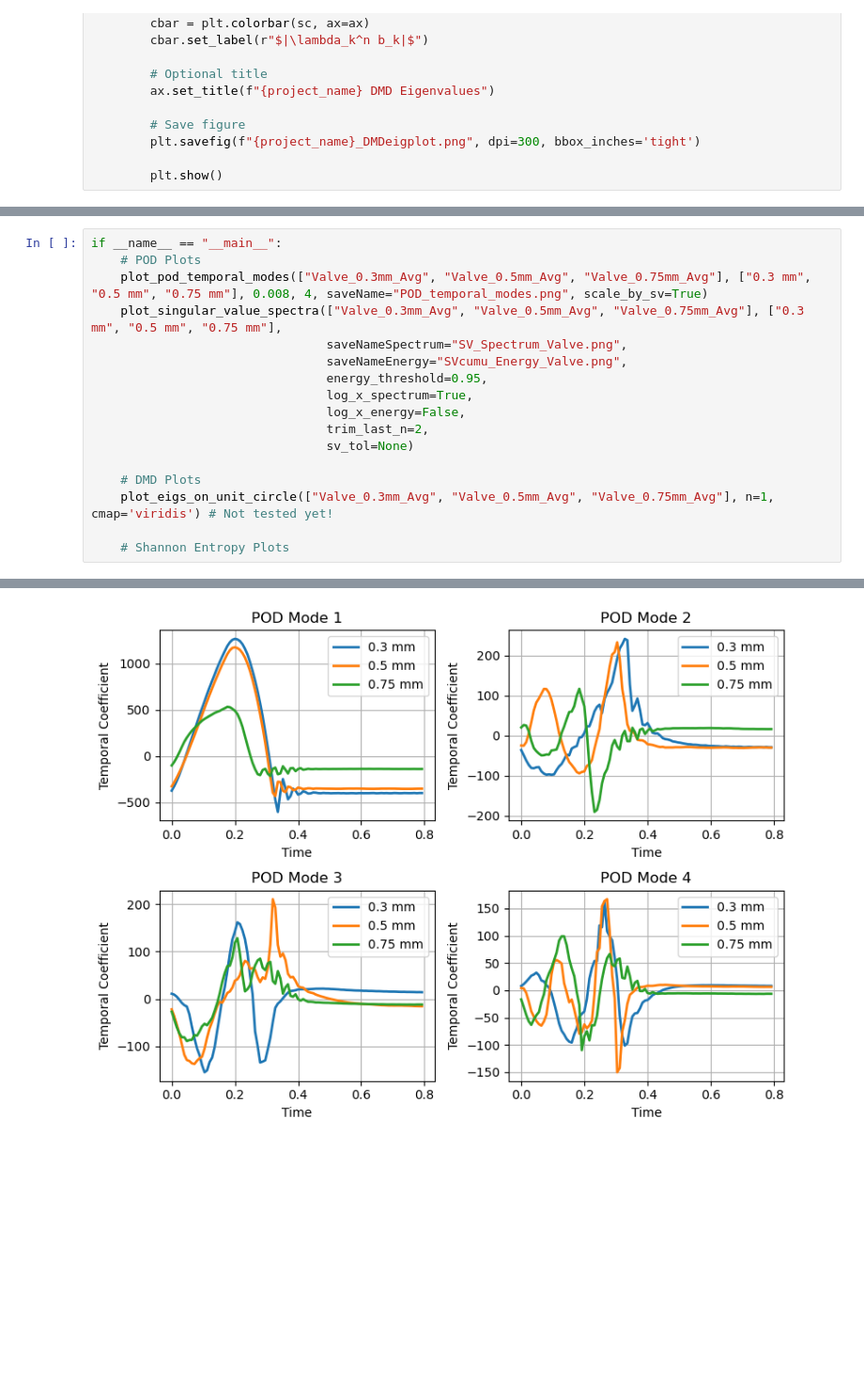
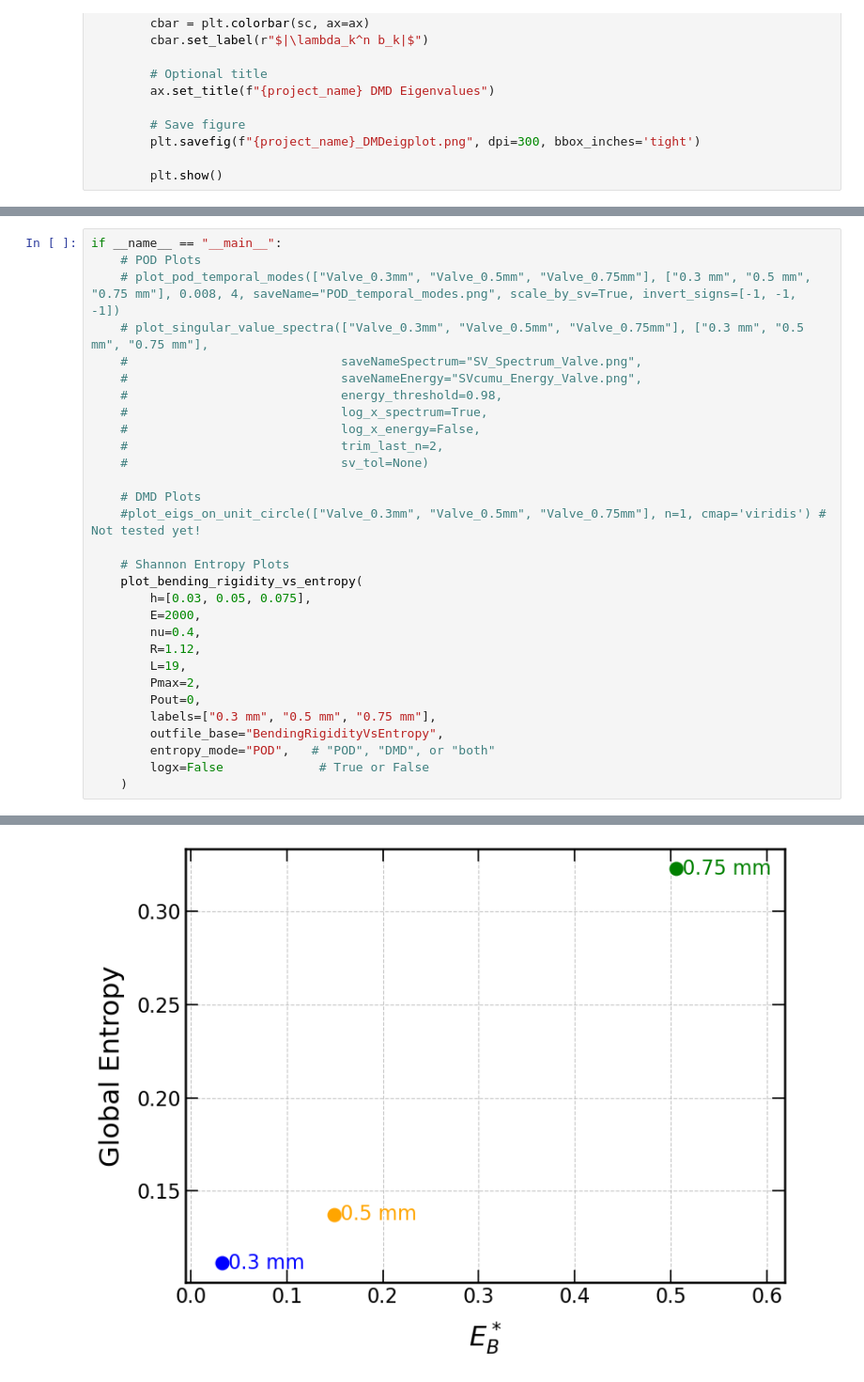
Before and after one commit to mquan2k2/ROM-Heart-Valve, a Jupyter notebook: makePlots.ipynb, the cells around one changed output, grey strips where cells are left out. Shown at 94% size. Saved outputs shown, nothing was run; the diff lists cells and outputs as text; blank space fills up the shorter version.

Commit message:
made some changes to the plotting code

```diff
--- a/makePlots.ipynb
+++ b/makePlots.ipynb
@@ -398,18 +387,31 @@ if __name__ == "__main__":
 # %%
 if __name__ == "__main__":
     # POD Plots
-    plot_pod_temporal_modes(["Valve_0.3mm_Avg", "Valve_0.5mm_Avg", "Valve_0.75mm_Avg"], ["0.3 mm", "0.5 mm", "0.75 mm"], 0.008, 4, saveName="POD_temporal_modes.png", scale_by_sv=True)
-    plot_singular_value_spectra(["Valve_0.3mm_Avg", "Valve_0.5mm_Avg", "Valve_0.75mm_Avg"], ["0.3 mm", "0.5 mm", "0.75 mm"],
-                                saveNameSpectrum="SV_Spectrum_Valve.png",
-                                saveNameEnergy="SVcumu_Energy_Valve.png",
-                                energy_threshold=0.95,
-                                log_x_spectrum=True,
-                                log_x_energy=False,
-                                trim_last_n=2,
-                                sv_tol=None)
+    # plot_pod_temporal_modes(["Valve_0.3mm", "Valve_0.5mm", "Valve_0.75mm"], ["0.3 mm", "0.5 mm", "0.75 mm"], 0.008, 4, saveName="POD_temporal_modes.png", scale_by_sv=True, invert_signs=[-1, -1, -1])
+    # plot_singular_value_spectra(["Valve_0.3mm", "Valve_0.5mm", "Valve_0.75mm"], ["0.3 mm", "0.5 mm", "0.75 mm"],
+    #                             saveNameSpectrum="SV_Spectrum_Valve.png",
+    #                             saveNameEnergy="SVcumu_Energy_Valve.png",
+    #                             energy_threshold=0.98,
+    #                             log_x_spectrum=True,
+    #                             log_x_energy=False,
+    #                             trim_last_n=2,
+    #                             sv_tol=None)
 
     # DMD Plots
-    plot_eigs_on_unit_circle(["Valve_0.3mm_Avg", "Valve_0.5mm_Avg", "Valve_0.75mm_Avg"], n=1, cmap='viridis') # Not tested yet!
+    #plot_eigs_on_unit_circle(["Valve_0.3mm", "Valve_0.5mm", "Valve_0.75mm"], n=1, cmap='viridis') # Not tested yet!
 
     # Shannon Entropy Plots
+    plot_bending_rigidity_vs_entropy(
+        h=[0.03, 0.05, 0.075],
+        E=2000,
+        nu=0.4,
+        R=1.12,
+        L=19,
+        Pmax=2,
+        Pout=0,
+        labels=["0.3 mm", "0.5 mm", "0.75 mm"],
+        outfile_base="BendingRigidityVsEntropy",
+        entropy_mode="POD",   # "POD", "DMD", or "both"
+        logx=False             # True or False
+    )
 # %% [output]
@@ -416 +419 @@ if __name__ == "__main__":
-[figure, old version]
+[figure, new version]
```
Also changed, not shown: parts of 3 cells of this notebook.
